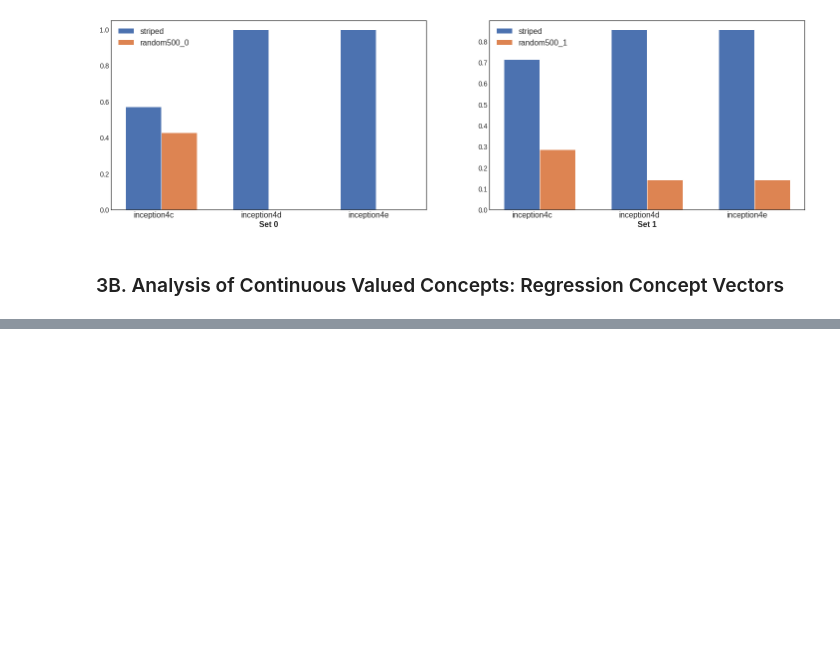
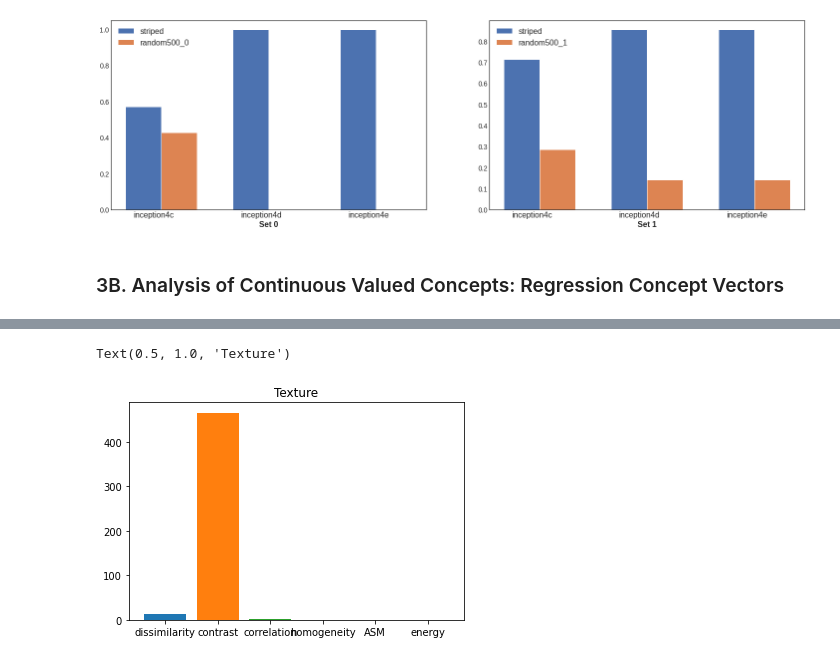
Before and after one commit to maragraziani/InterpretabilityVISUM22, a Jupyter notebook: Interpretability.ipynb, the cells around one changed output, grey strips where cells are left out. Cells and saved outputs as stored; diff of their text form; code cells hidden in the pictures; blank space fills up the shorter version.

```diff
--- a/Interpretability.ipynb
+++ b/Interpretability.ipynb
@@ -696,0 +749,10 @@ plot_tcav_scores(experimental_set_rand, tcav_scores_w_random)
+# %%
+import cv2
+img=np.asarray(resized_sample)
+textures=rcvtool.get_all_texture_measures(img)
+for k in textures.keys():
+    plt.bar(k, textures[k][0])
+plt.title("Texture")
+# %% [output]
+Text(0.5, 1.0, 'Texture')
+[figure, added]
```
Also changed, not shown: parts of 16 cells of this notebook.
